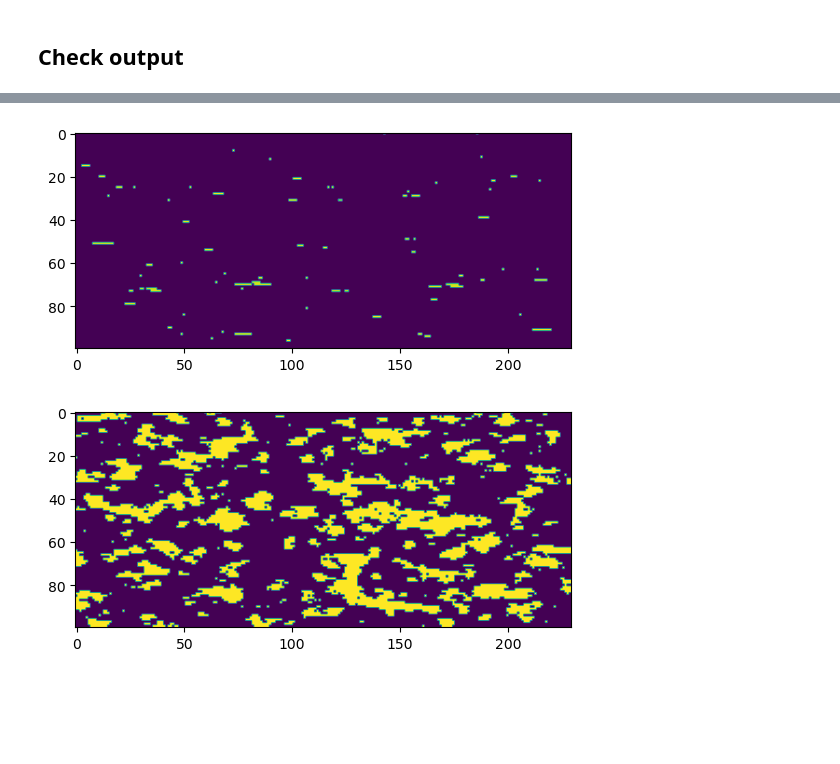
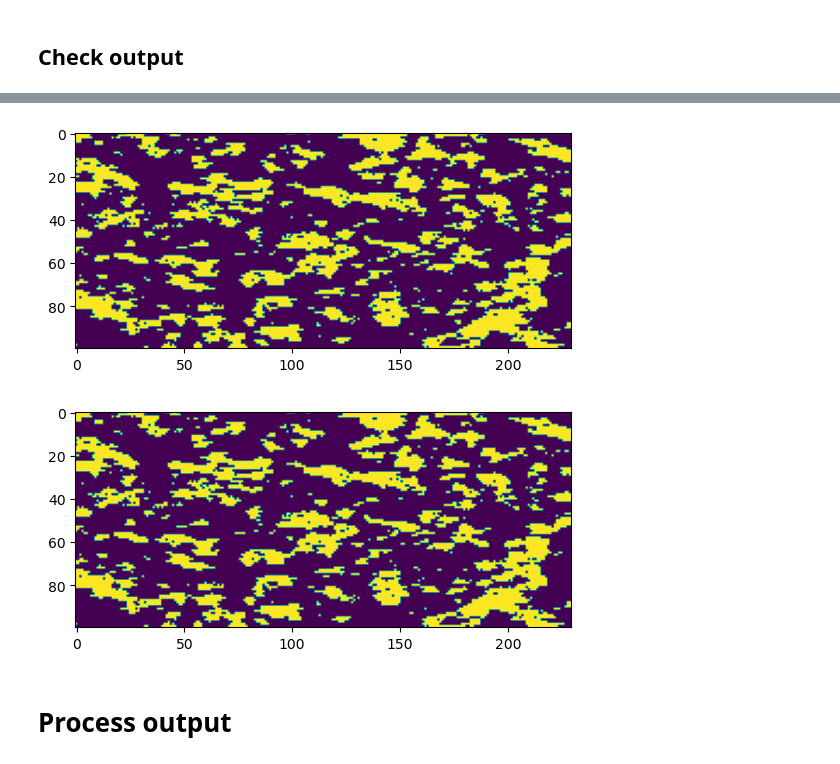
Before and after one commit to andrewcalderwood/CosumnesRiverRecharge, a Jupyter notebook: Projects/Levee_setback/levee_setback_distance_analysis/08_connec3d.ipynb, the cells around one changed output, grey strips where cells are left out. Cells and saved outputs as stored; diff of their text form; code cells hidden in the pictures; blank space fills up the shorter version.

```diff
--- a/Projects/Levee_setback/levee_setback_distance_analysis/08_connec3d.ipynb
+++ b/Projects/Levee_setback/levee_setback_distance_analysis/08_connec3d.ipynb
@@ -224,11 +273,13 @@ plt.imshow(cco[:,50,:])
 # %%
 cco.shape
-k = 200
-plt.imshow(cco[k,:])
+k = 50
+plt.imshow(cco[k,:]>1)
 plt.show()
 
 plt.imshow(conn_arr[k,:])
 plt.show()
 # %% [output]
-[figure, old version]
+[figure, new version]
-[figure, old version]
+[figure, new version]
+# %% [markdown]
+# Process output
```
Also changed, not shown: parts of 20 cells of this notebook, 12 other files.
